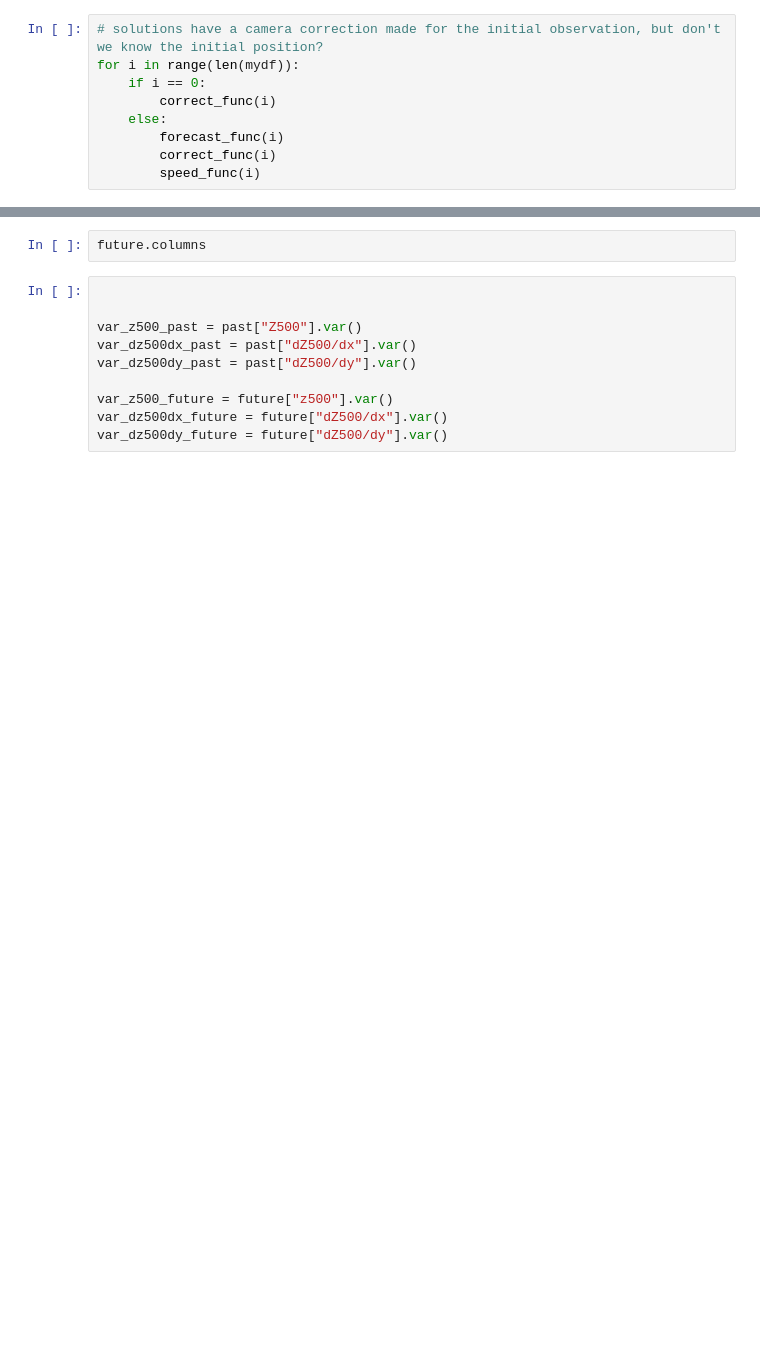
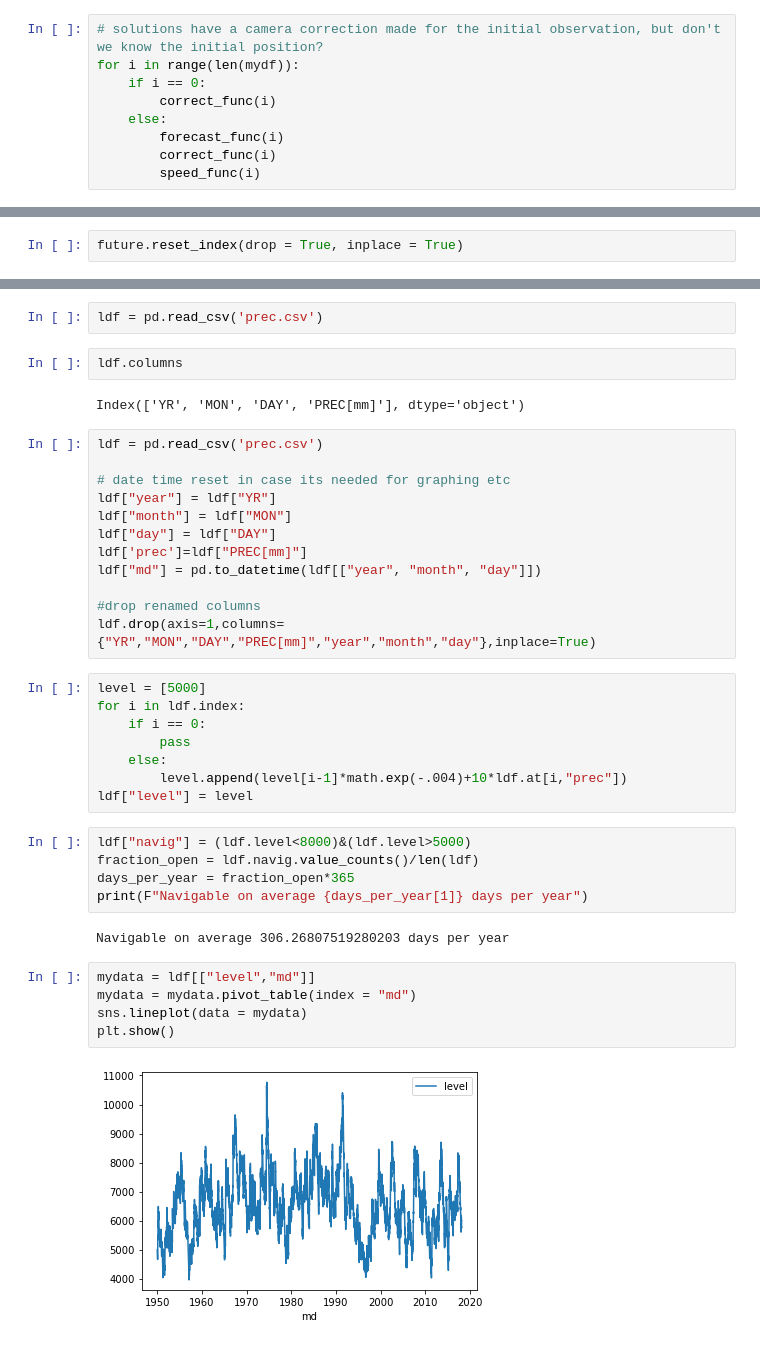
Before and after one commit to thorerismann/wcdata, a Jupyter notebook: module_1.ipynb, the cells around one changed output, grey strips where cells are left out. Cells and saved outputs as stored; diff of their text form; blank space fills up the shorter version.

```diff
--- a/module_1.ipynb
+++ b/module_1.ipynb
@@ -623,0 +621,2 @@ mR = mahalanobisR(x,mean,Sx)
+# %%
+future.reset_index(drop = True, inplace = True)
@@ -624,12 +678,40 @@ mR = mahalanobisR(x,mean,Sx)
+# %%
+ldf = pd.read_csv('prec.csv')
 # %%
-future.columns
+ldf.columns
+# %% [output]
+Index(['YR', 'MON', 'DAY', 'PREC[mm]'], dtype='object')
-# %%
-
-
-var_z500_past = past["Z500"].var()
-var_dz500dx_past = past["dZ500/dx"].var()
-var_dz500dy_past = past["dZ500/dy"].var()
-
-var_z500_future = future["z500"].var()
-var_dz500dx_future = future["dZ500/dx"].var()
-var_dz500dy_future = future["dZ500/dy"].var()
+# %%
+ldf = pd.read_csv('prec.csv')
+
+# date time reset in case its needed for graphing etc
+ldf["year"] = ldf["YR"]
+ldf["month"] = ldf["MON"]
+ldf["day"] = ldf["DAY"]
+ldf['prec']=ldf["PREC[mm]"]
+ldf["md"] = pd.to_datetime(ldf[["year", "month", "day"]])
+
+#drop renamed columns
+ldf.drop(axis=1,columns={"YR","MON","DAY","PREC[mm]","year","month","day"},inplace=True)
+# %%
+level = [5000]
+for i in ldf.index:
+    if i == 0:
+        pass
+    else:
+        level.append(level[i-1]*math.exp(-.004)+10*ldf.at[i,"prec"])
+ldf["level"] = level
+# %%
+ldf["navig"] = (ldf.level<8000)&(ldf.level>5000)
+fraction_open = ldf.navig.value_counts()/len(ldf)
+days_per_year = fraction_open*365
+print(F"Navigable on average {days_per_year[1]} days per year")
+# %% [output]
+Navigable on average 306.26807519280203 days per year
+# %%
+mydata = ldf[["level","md"]]
+mydata = mydata.pivot_table(index = "md")
+sns.lineplot(data = mydata)
+plt.show()
+# %% [output]
+[figure, added]
```
Also changed, not shown: parts of 20 cells of this notebook, 5 other files.
